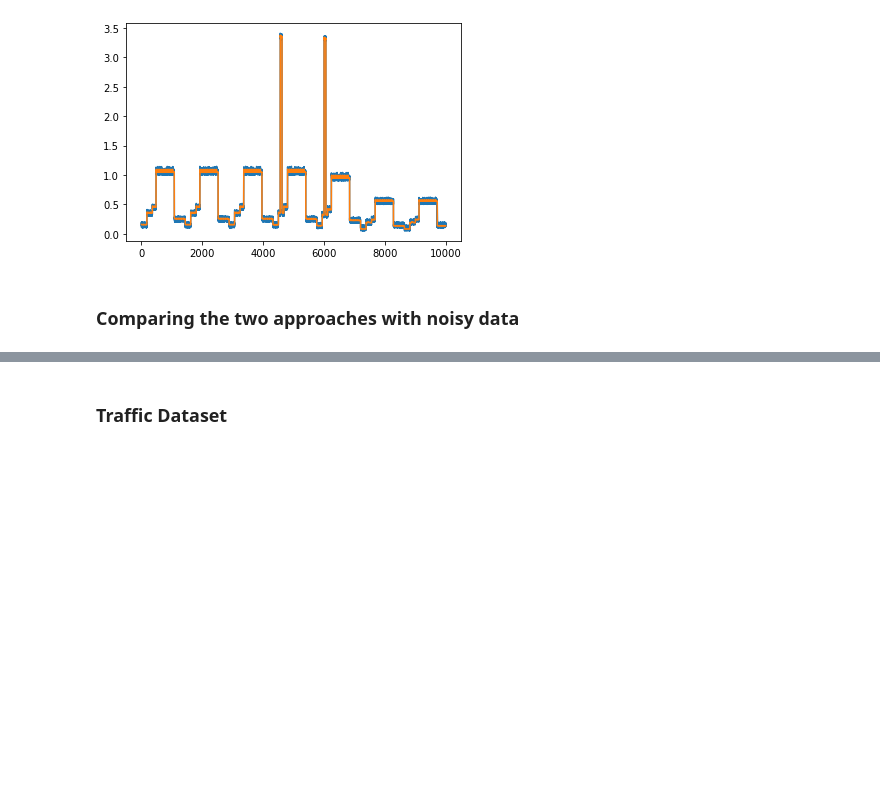
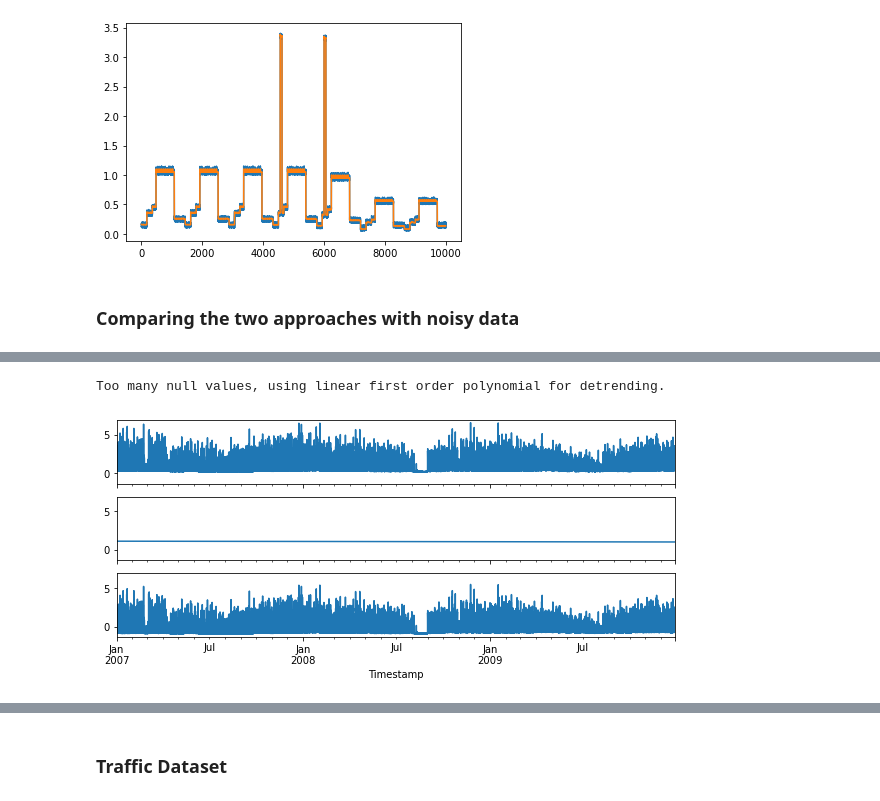
Before and after one commit to canerturkmen/tensorseason, a Jupyter notebook: poc.ipynb, the cells around one changed output, grey strips where cells are left out. Cells and saved outputs as stored; diff of their text form; code cells hidden in the pictures; blank space fills up the shorter version.

```diff
--- a/poc.ipynb
+++ b/poc.ipynb
@@ -228,0 +348,13 @@ plot_comparison(dct_errors, dft_errors, ten_params, ten_errors, param_sweep, [60
+# %%
+ts = df_hourly
+freq = "H"
+folds = [24,7,52]
+
+extra = len(ts) % np.prod(folds)
+test_data = ts.iloc[-extra:]
+data = ts.iloc[:-extra]
+# %%
+plot_tc_decomposition(data, folds)
+# %% [output]
+Too many null values, using linear first order polynomial for detrending.
+[figure, added]
```
Also changed, not shown: parts of 91 cells of this notebook, 1 other file.
